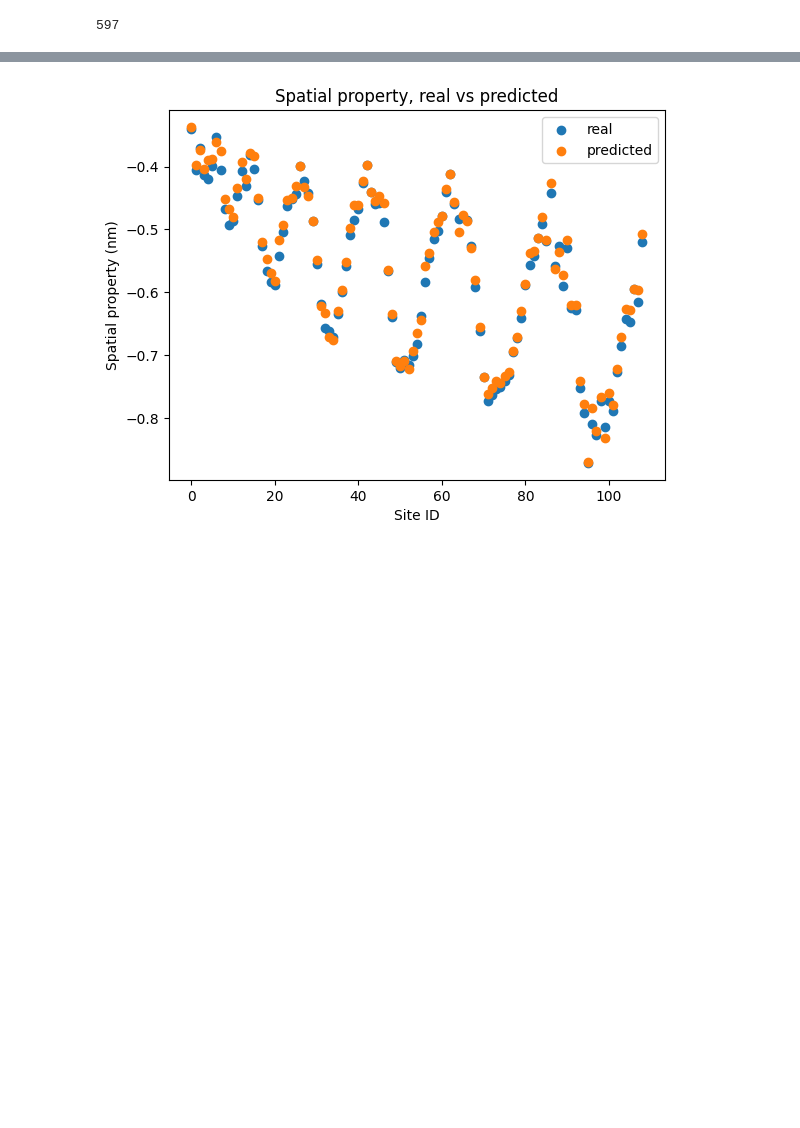
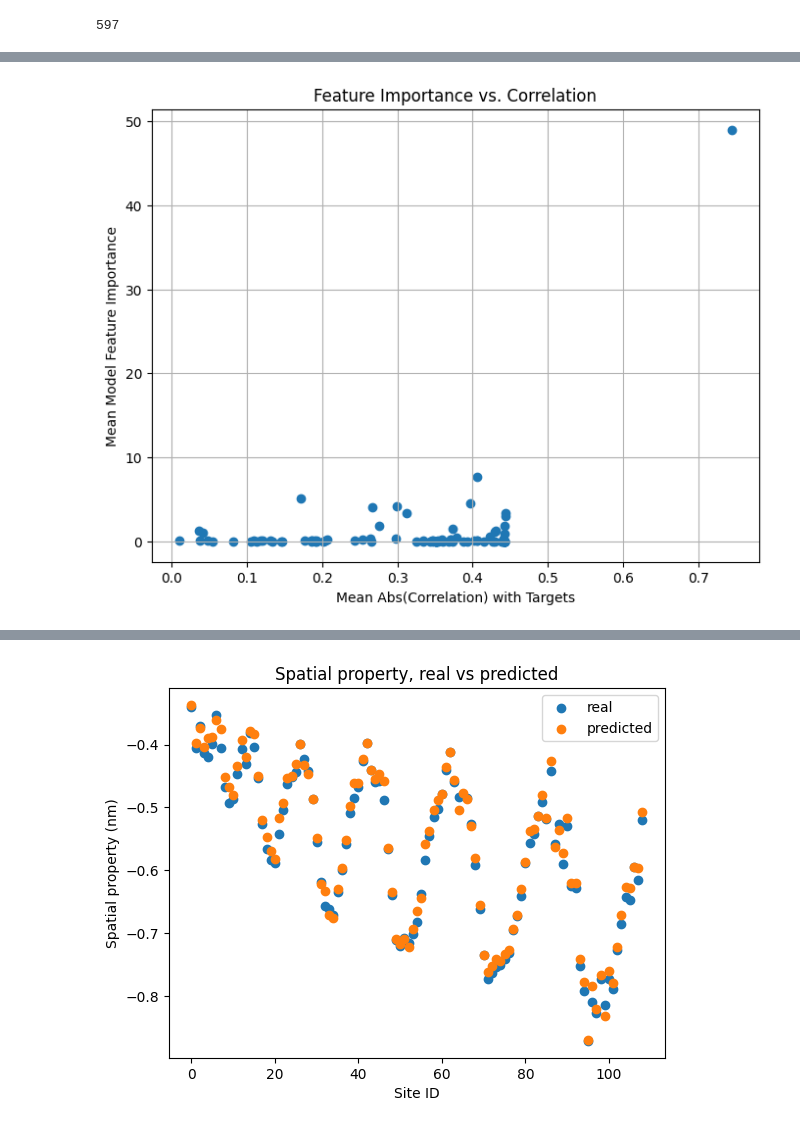
Before and after one commit to abiadf/silofuse_timeseries, a Jupyter notebook: ASM_problem/asm_data_wrangling.ipynb, the cells around one changed output, grey strips where cells are left out. Drawn from its saved outputs; the diff is of its cells as text; code cells hidden in the pictures; blank space fills up the shorter version.

```diff
--- a/ASM_problem/asm_data_wrangling.ipynb
+++ b/ASM_problem/asm_data_wrangling.ipynb
@@ -307,53 +307,83 @@ def _make_predictions_in_1_function(X_train, y_train, X_val, y_val, device):
 
     return importances#, y_val, y_scaler
 
+
+from sklearn.model_selection import cross_val_score
+from sklearn.ensemble import RandomForestRegressor
+from sklearn.metrics import make_scorer, mean_squared_error
+def rmse(y_true, y_pred):
+    return np.sqrt(mean_squared_error(y_true, y_pred))
+rmse_scorer = make_scorer(rmse, greater_is_better=False)
+
 def train_models_in_1_dataset(y_df_expanded, joined_log_spatial_df, main_folder, device):
     """Edited to do everything in 1 dataset"""
     marathon_run_col = "marathon_run"
     wafer_col        = "wafer"
     run_col          = "#run"
 
-    predictor    = MultiOutputModelPredictor(device)
+    # convert wafer col to str, maybe it helps
+    # joined_log_spatial_df = joined_log_spatial_df.with_columns(pl.col(wafer_col).cast(str))
+    # ================
+
     preprocessor = DataPreprocessor()
 
-    y = y_df_expanded.drop(marathon_run_col).to_pandas()
-    X = joined_log_spatial_df.to_pandas().drop(columns=[wafer_col, marathon_run_col], errors='ignore')
-
-    y = preprocessor.drop_certain_cols_from_df(y, [wafer_col])
-    X = preprocessor.drop_certain_cols_from_df(X, [marathon_run_col, run_col])
+    X = joined_log_spatial_df.to_pandas().drop(columns=[wafer_col, marathon_run_col, run_col], errors='ignore')
+    y = y_df_expanded.drop(marathon_run_col, wafer_col).to_pandas()
 
     X_train: pd.DataFrame
     y_train: np.ndarray
     X_val:   pd.DataFrame
     y_val:   np.ndarray
     X_train, y_train, X_val, y_val, y_scaler = preprocessor.scale_and_split_data(X, y)
+    # X_train, y_train, X_val, y_val, wafer_x_scalers, wafer_y_scalers = preprocessor.scale_per_wafer_and_split_data(X, y, wafer_col="wafer", test_size=0.2)
 
     numeric_cols  = X_train.select_dtypes(include=[np.number]).columns
     zero_var_cols = X_train[numeric_cols].columns[X_train[numeric_cols].var() == 0].tolist()
-    X_train = X_train.drop(columns=zero_var_cols)
-    X_val   = X_val.drop(columns=zero_var_cols)
+    X_train_clean = X_train.drop(columns = zero_var_cols)
+    X_val_clean   = X_val.drop(columns = zero_var_cols)
 
-    importances = _make_predictions_in_1_function(X_train, y_train, X_val, y_val, device)
+    # ============ bit about feature importance
+    importances = _make_predictions_in_1_function(X_train_clean, y_train, X_val_clean, y_val, device)
 
-    # print(f"======== Results =======")
-    # # rmse_linreg, _ = predictor.predict_linear_reg(X_train, y_train, X_val, y_val)
-    # # print(f"LinReg RMSE: {rmse_linreg:.3f}")
+    mean_importance        = importances.mean(axis=0)
+    top_indices_sorted     = mean_importance.argsort()[::-1]
+    feature_names          = X_train_clean.columns.to_list()
+    features_by_importance = [feature_names[i] for i in top_indices_sorted]
+    print(features_by_importance)
+    N_top_features         = math.floor(0.30 * len(features_by_importance))
+    columns_to_keep        = features_by_importance[:N_top_features]
+    X_train_clean_light    = X_train_clean[columns_to_keep]
+    X_val_clean_light      = X_val_clean[columns_to_keep]
 
-    # # rmse_ridge, _ = predictor.predict_linear_reg_ridge(X_train, y_train, X_val, y_val)
-    # # print(f"Ridge RMSE: {rmse_ridge:.3f}")
+    model  = RandomForestRegressor()
+    scores = cross_val_score(model, X_train_clean_light, y_train, scoring=rmse_scorer, cv=5)
+    print(f"CV RMSE mean: {-scores.mean():.3f}")
+    importances = _make_predictions_in_1_function(X_train_clean_light, y_train, X_val_clean_light, y_val, device)
+    # ============
 
-    # # rmse_lgb, _ = predictor.predict_lightgbm(X_train, y_train, X_val, y_val)
-    # # print(f"LGBM RMSE: {rmse_lgb:.3f}")
+    # =========
+    correlations = pd.DataFrame({
+        f"target_{i}": X_train_clean.corrwith(pd.Series(y_train[:, i], index=X_train_clean.index)).abs()
+        for i in range(y_train.shape[1])})
 
-    # rmse_cat, _, importances = predict_catboost(X_train, y_train, X_val, y_val)
-    # print(f"Catboost RMSE: {rmse_cat:.3f}")
+    # Average correlations across all targets
+    mean_correlations = correlations.mean(axis=1)
 
-    # # rmse_rf, _  = predictor.predict_randomforest(X_train, y_train, X_val, y_val)
-    # # print(f"RF RMSE: {rmse_rf:.3f}")
+    # Model importances (make sure index aligns with X_train_clean.columns)
+    importances_mean = pd.Series(mean_importance, index=X_train_clean.columns)
 
-    return importances#, y_val, y_scaler
+    # Plot correlation vs importance
+    plt.figure(figsize=(8,6))
+    plt.scatter(mean_correlations, importances_mean)
+    plt.xlabel("Mean Abs(Correlation) with Targets")
+    plt.ylabel("Mean Model Feature Importance")
+    plt.title("Feature Importance vs. Correlation")
+    plt.grid(True)
+    plt.show()
+    # ============
 
-# y_pred_cat, y_val, y_scaler =
+    return importances
+
 importances = train_models_in_1_dataset(y_df_expanded, joined_log_spatial_df_no_str, main_folder, device)
 # %% [output]
 ======== Results =======
@@ -360,0 +395 @@ Catboost RMSE: 0.174
+[figure, added]
```
Also changed, not shown: parts of 4 cells of this notebook, 1 other file.
